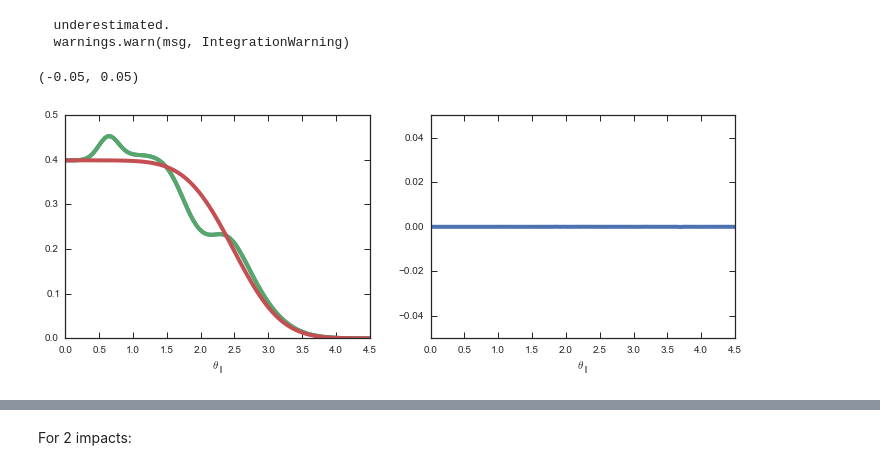
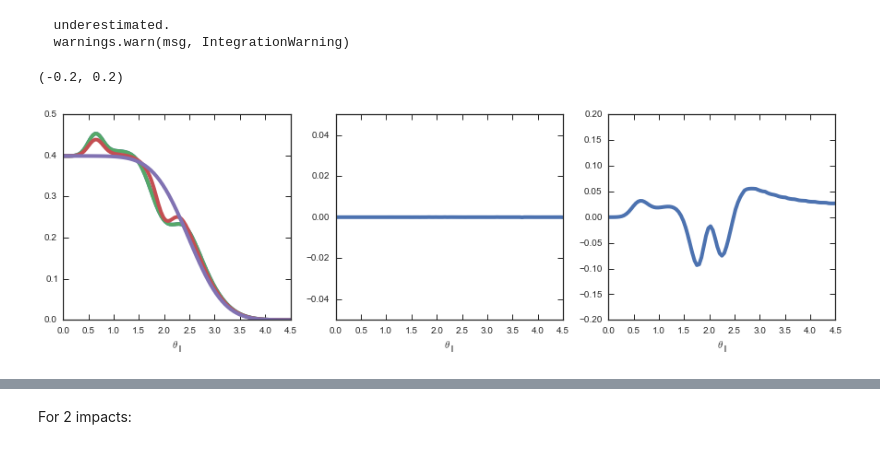
Before and after one commit to jobovy/streamgap-pepper, a Jupyter notebook: galpyStreampepperdfTests.ipynb, the cells around one changed output, grey strips where cells are left out. Drawn from its saved outputs; the diff is of its cells as text; code cells hidden in the pictures.

Commit message:
Hernquist for streampepper

```diff
--- a/galpyStreampepperdfTests.ipynb
+++ b/galpyStreampepperdfTests.ipynb
@@ -84,6 +84,20 @@ sdf_pepper_1impacts= galpy.df_src.streampepperdf.streampepperdf(\
     GM=[10.**-2.2/bovy_conversion.mass_in_1010msol(V0,R0)],
     rs=[0.55/R0],
     spline_order=1)
+# %%
+sdf_pepper_1impacts_hernquist= galpy.df_src.streampepperdf.streampepperdf(\
+    sigv/V0,progenitor=prog_unp_peri,pot=lp,aA=aAI,
+    leading=False,nTrackChunks=26,nTrackIterations=1,
+    sigMeanOffset=4.5,
+    tdisrupt=10.88/bovy_conversion.time_in_Gyr(V0,R0),
+    Vnorm=V0,Rnorm=R0,
+    impactb=[0.1/R0],
+    subhalovel=numpy.array([[36.82200571,102.7700529,169.4174464]])/V0,
+    timpact=[2.88/bovy_conversion.time_in_Gyr(V0,R0)],
+    impact_angle=[-1.34],
+    GM=[10.**-2.2/bovy_conversion.mass_in_1010msol(V0,R0)],
+    rs=[0.55/R0],
+    spline_order=1,hernquist=True)
 # %%
 sdf_pepper_2impacts= galpy.df_src.streampepperdf.streampepperdf(\
     sigv/V0,progenitor=prog_unp_peri,pot=lp,aA=aAI,
@@ -277,30 +291,39 @@ For 1 impact:
 # %%
 xs= numpy.linspace(0.,4.5,101)
 # Compute
-dens_unp= numpy.array([super(galpy.df_src.streampepperdf.streampepperdf,sdf_pepper_4impacts)._density_par(x) for x in xs])
+dens_unp= numpy.array([super(galpy.df_src.streampepperdf.streampepperdf,sdf_pepper_1impacts)._density_par(x) for x in xs])
 dens_approx_1impacts= numpy.array([sdf_pepper_1impacts.density_par(x,approx=True) for x in xs])
+dens_approx_1impacts_hernquist= numpy.array([sdf_pepper_1impacts_hernquist.density_par(x,approx=True) for x in xs])
 dens_1impacts= numpy.array([sdf_pepper_1impacts.density_par(x,approx=False) for x in xs])
 # %% [output]
   underestimated.
   warnings.warn(msg, IntegrationWarning)
 # %%
-figsize(12,4)
-subplot(1,2,1)
+figsize(15,4)
+subplot(1,3,1)
 plot(xs,dens_1impacts/numpy.sum(dens_1impacts)/(xs[1]-xs[0]),lw=4.)
 plot(xs,dens_approx_1impacts/numpy.sum(dens_approx_1impacts)/(xs[1]-xs[0]),lw=4.)
+plot(xs,dens_approx_1impacts_hernquist/numpy.sum(dens_approx_1impacts_hernquist)/(xs[1]-xs[0]),lw=4.)
 plot(xs,dens_unp/numpy.sum(dens_unp)/(xs[1]-xs[0]),lw=4.)
 #dum= hist(apar,bins=101,normed=True,histtype='step',color='k',zorder=0,lw=5.)
 xlabel(r'$\theta_\parallel$')
-subplot(1,2,2)
+subplot(1,3,2)
 plot(xs,(dens_1impacts/numpy.sum(dens_1impacts)/(xs[1]-xs[0])\
          -dens_approx_1impacts/numpy.sum(dens_approx_1impacts)/(xs[1]-xs[0]))\
      /(dens_1impacts/numpy.sum(dens_1impacts)/(xs[1]-xs[0])),
      lw=4.)
 xlabel(r'$\theta_\parallel$')
 ylim(-0.05,0.05)
+subplot(1,3,3)
+plot(xs,(dens_approx_1impacts/numpy.sum(dens_approx_1impacts)/(xs[1]-xs[0])\
+         -dens_approx_1impacts_hernquist/numpy.sum(dens_approx_1impacts_hernquist)/(xs[1]-xs[0]))\
+     /(dens_approx_1impacts/numpy.sum(dens_approx_1impacts)/(xs[1]-xs[0])),
+     lw=4.)
+xlabel(r'$\theta_\parallel$')
+ylim(-.2,.2)
 # %% [output]
-(-0.05, 0.05)
+(-0.2, 0.2)
-[figure, old version]
+[figure, new version]
 # %%
 timexs= xs
 start= time.time()
```
Also changed, not shown: parts of 12 cells of this notebook.
